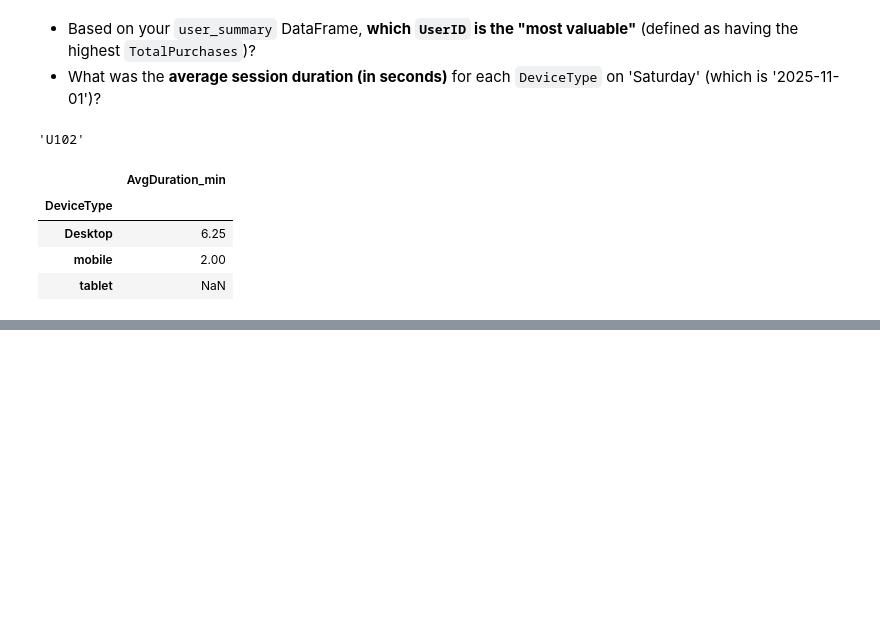
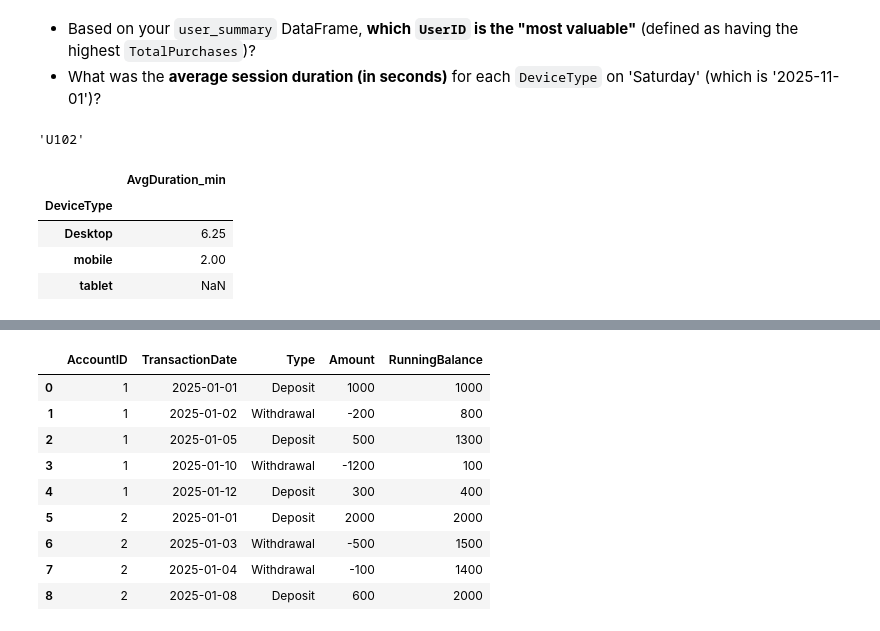
Before and after one commit to Nisha-Singla/daily-task, a Jupyter notebook: pandas_practice.ipynb, the cells around one changed output, grey strips where cells are left out. Drawn from its saved outputs; the diff is of its cells as text; code cells hidden in the pictures; blank space fills up the shorter version.

```diff
--- a/pandas_practice.ipynb
+++ b/pandas_practice.ipynb
@@ -718,0 +887,13 @@ sat_df.groupby('DeviceType').agg(
+# %%
+bank_df
+# %% [output]
+|  | AccountID | TransactionDate | Type | Amount | RunningBalance |
+| 0 | 1 | 2025-01-01 | Deposit | 1000 | 1000 |
+| 1 | 1 | 2025-01-02 | Withdrawal | -200 | 800 |
+| 2 | 1 | 2025-01-05 | Deposit | 500 | 1300 |
+| 3 | 1 | 2025-01-10 | Withdrawal | -1200 | 100 |
+| 4 | 1 | 2025-01-12 | Deposit | 300 | 400 |
+| 5 | 2 | 2025-01-01 | Deposit | 2000 | 2000 |
+| 6 | 2 | 2025-01-03 | Withdrawal | -500 | 1500 |
+| 7 | 2 | 2025-01-04 | Withdrawal | -100 | 1400 |
+| 8 | 2 | 2025-01-08 | Deposit | 600 | 2000 |
```
Also changed, not shown: parts of 29 cells of this notebook, 1 other file.
